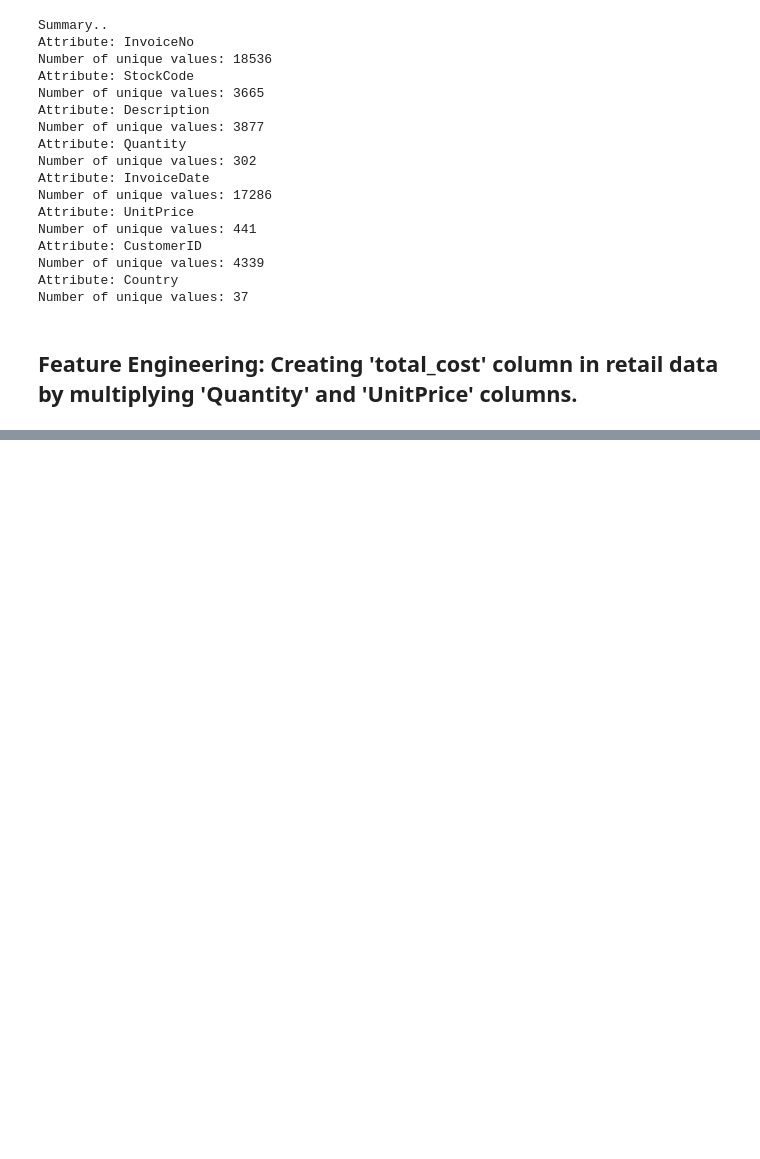
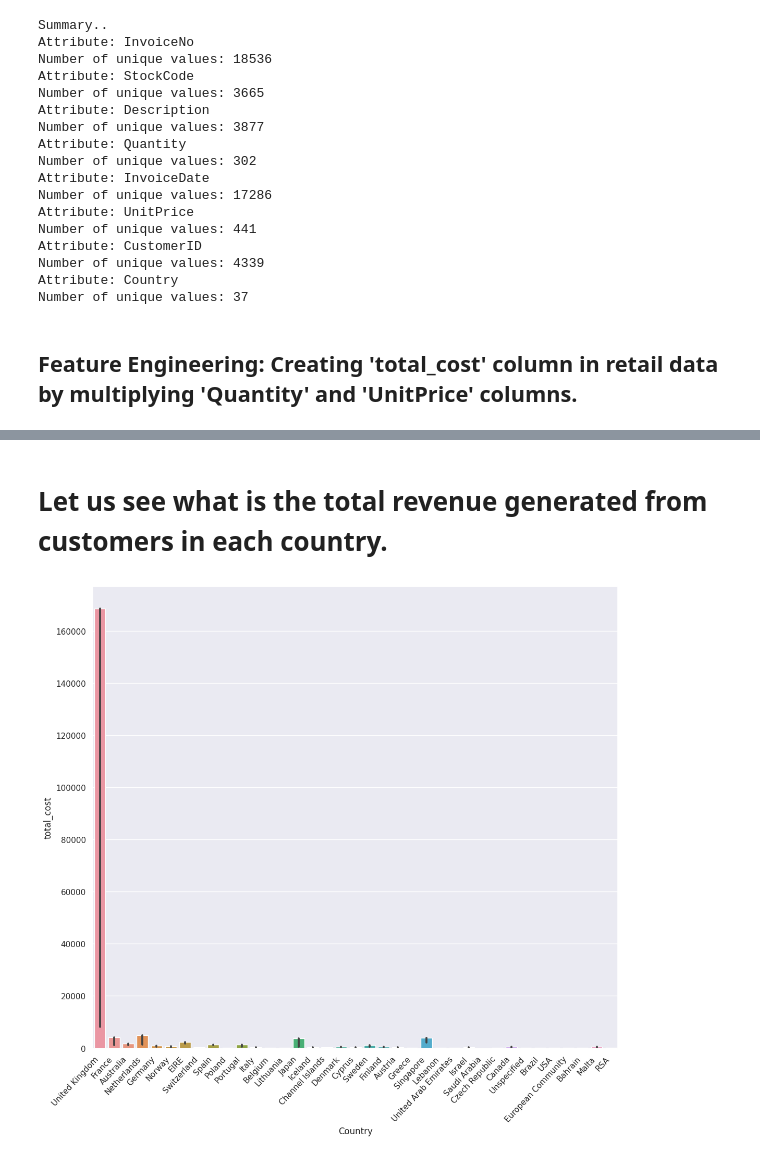
Before and after one commit to VHP2305/Online_Retail_Customer_Segmentation, a Jupyter notebook: Online_Retail_Customer_Segmentation.ipynb, the cells around one changed output, grey strips where cells are left out. Drawn from its saved outputs; the diff is of its cells as text; code cells hidden in the pictures; blank space fills up the shorter version.

```diff
--- a/Online_Retail_Customer_Segmentation.ipynb
+++ b/Online_Retail_Customer_Segmentation.ipynb
@@ -582,3 +584,6 @@ Number of unique values: 37
+# %%
+# Remove rows where the value in the 'UnitPrice' column is less than or equal to 0
+retail_df_copy = retail_df_copy[retail_df_copy['UnitPrice'] > 0]
 # %%
 # create a new column 'total_cost' in the dataframe 'retail_df_copy'
 retail_df_copy['total_cost'] = retail_df_copy['Quantity'] * retail_df_copy['UnitPrice']
@@ -592,3 +610,22 @@ retail_df_copy.head()
 | 2 | 536365 | 84406B | CREAM CUPID HEARTS COAT HANGER | 8 | 2010-12-01 08:26:00 | 2.75 | 17850.0 | United Kingdom | 22.00 |
 | 3 | 536365 | 84029G | KNITTED UNION FLAG HOT WATER BOTTLE | 6 | 2010-12-01 08:26:00 | 3.39 | 17850.0 | United Kingdom | 20.34 |
 | 4 | 536365 | 84029E | RED WOOLLY HOTTIE WHITE HEART. | 6 | 2010-12-01 08:26:00 | 3.39 | 17850.0 | United Kingdom | 20.34 |
+# %% [markdown]
+# **Let us see what is the total revenue generated from customers in each country.**
+# %%
+# Create a figure and axis object
+fig, ax = plt.subplots()
+
+# Set the size of the figure
+fig.set_size_inches(13, 11.5)
+
+# Create a bar plot using seaborn
+ax = sns.barplot(x='Country', y='total_cost', data=retail_df_copy, estimator=max, ax=ax)
+
+# Rotate the x-axis labels by 47 degrees and align them to the right
+ax.set_xticklabels(ax.get_xticklabels(), rotation=47, ha="right")
+
+# Show the plot
+plt.show()
+# %% [output]
+[figure, added]
```
Also changed, not shown: parts of 29 cells of this notebook.
